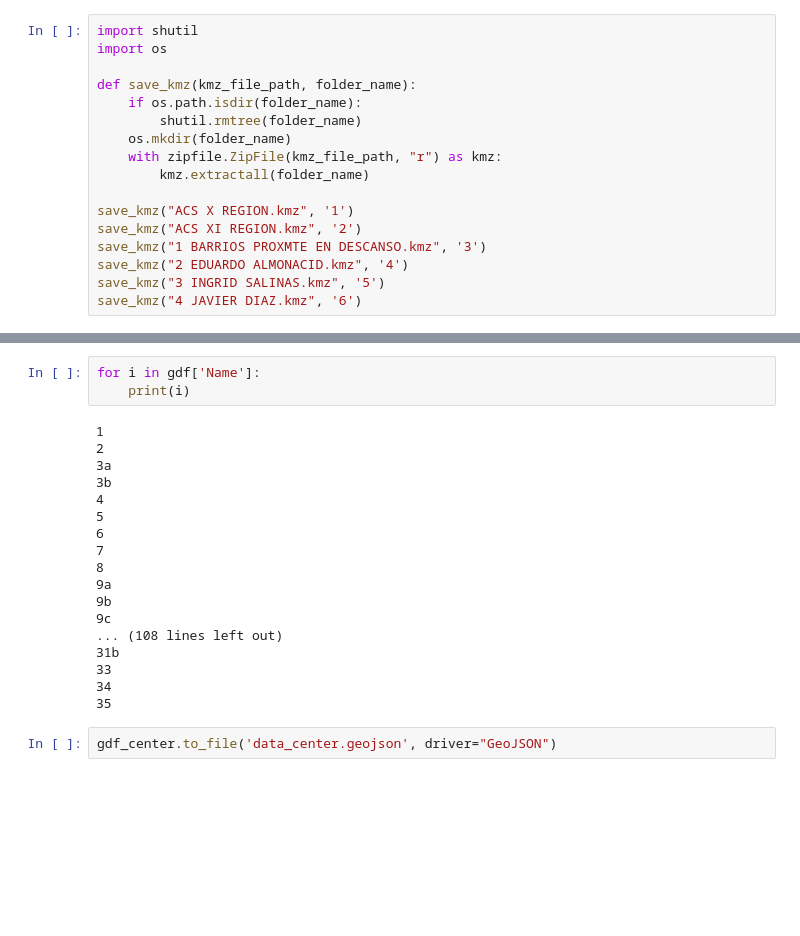
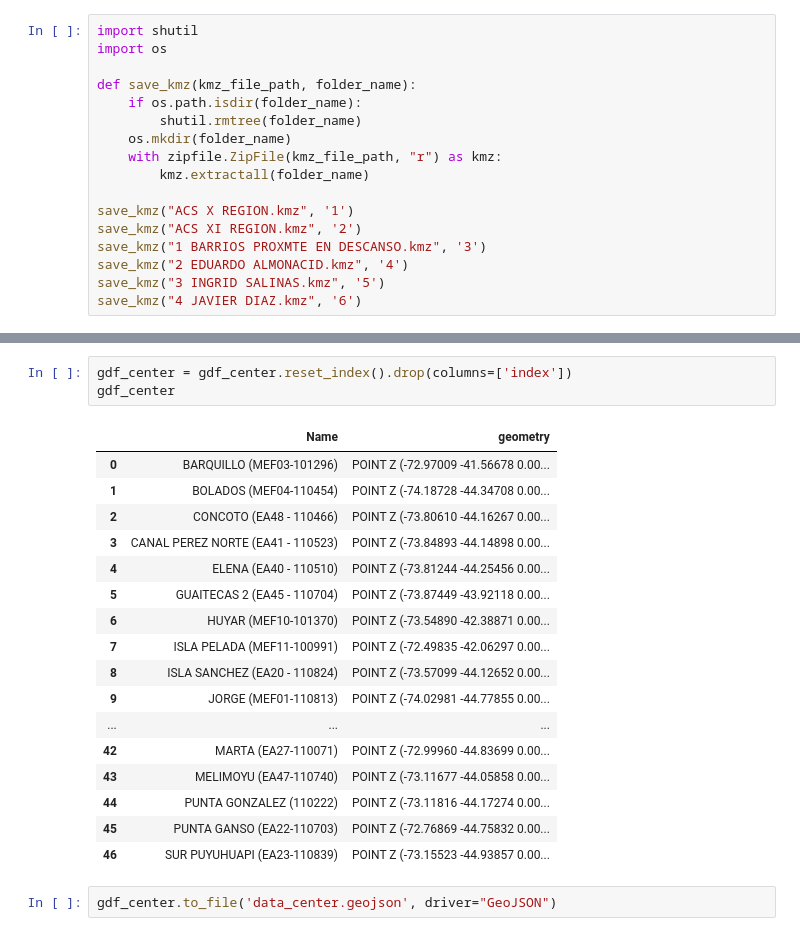
Before and after one commit to cristobalstrange/ProyectoCDDGIMT2118, a Jupyter notebook: pre_process.ipynb, the cells around one changed output, grey strips where cells are left out. Saved outputs shown, nothing was run; the diff lists cells and outputs as text; blank space fills up the shorter version.

```diff
--- a/pre_process.ipynb
+++ b/pre_process.ipynb
@@ -121,23 +70,23 @@ gdf.explore()
-# %%
-for i in gdf['Name']:
-    print(i)
-# %% [output]
-1
-2
-3a
-3b
-4
-5
-6
-7
-8
-9a
-9b
-9c
-... (108 lines left out)
-31b
-33
-34
-35
+# %%
+gdf_center = gdf_center.reset_index().drop(columns=['index'])
+gdf_center
+# %% [output]
+|  | Name | geometry |
+| 0 | BARQUILLO (MEF03-101296) | POINT Z (-72.97009 -41.56678 0.00... |
+| 1 | BOLADOS (MEF04-110454) | POINT Z (-74.18728 -44.34708 0.00... |
+| 2 | CONCOTO (EA48 - 110466) | POINT Z (-73.80610 -44.16267 0.00... |
+| 3 | CANAL PEREZ NORTE (EA41 - 110523) | POINT Z (-73.84893 -44.14898 0.00... |
+| 4 | ELENA (EA40 - 110510) | POINT Z (-73.81244 -44.25456 0.00... |
+| 5 | GUAITECAS 2 (EA45 - 110704) | POINT Z (-73.87449 -43.92118 0.00... |
+| 6 | HUYAR (MEF10-101370) | POINT Z (-73.54890 -42.38871 0.00... |
+| 7 | ISLA PELADA (MEF11-100991) | POINT Z (-72.49835 -42.06297 0.00... |
+| 8 | ISLA SANCHEZ (EA20 - 110824) | POINT Z (-73.57099 -44.12652 0.00... |
+| 9 | JORGE (MEF01-110813) | POINT Z (-74.02981 -44.77855 0.00... |
+| ... | ... | ... |
+| 42 | MARTA (EA27-110071) | POINT Z (-72.99960 -44.83699 0.00... |
+| 43 | MELIMOYU (EA47-110740) | POINT Z (-73.11677 -44.05858 0.00... |
+| 44 | PUNTA GONZALEZ (110222) | POINT Z (-73.11816 -44.17274 0.00... |
+| 45 | PUNTA GANSO (EA22-110703) | POINT Z (-72.76869 -44.75832 0.00... |
+| 46 | SUR PUYUHUAPI (EA23-110839) | POINT Z (-73.15523 -44.93857 0.00... |
 # %%
 gdf_center.to_file('data_center.geojson', driver="GeoJSON")
```
Also changed, not shown: parts of 9 cells of this notebook, 2 other files.
